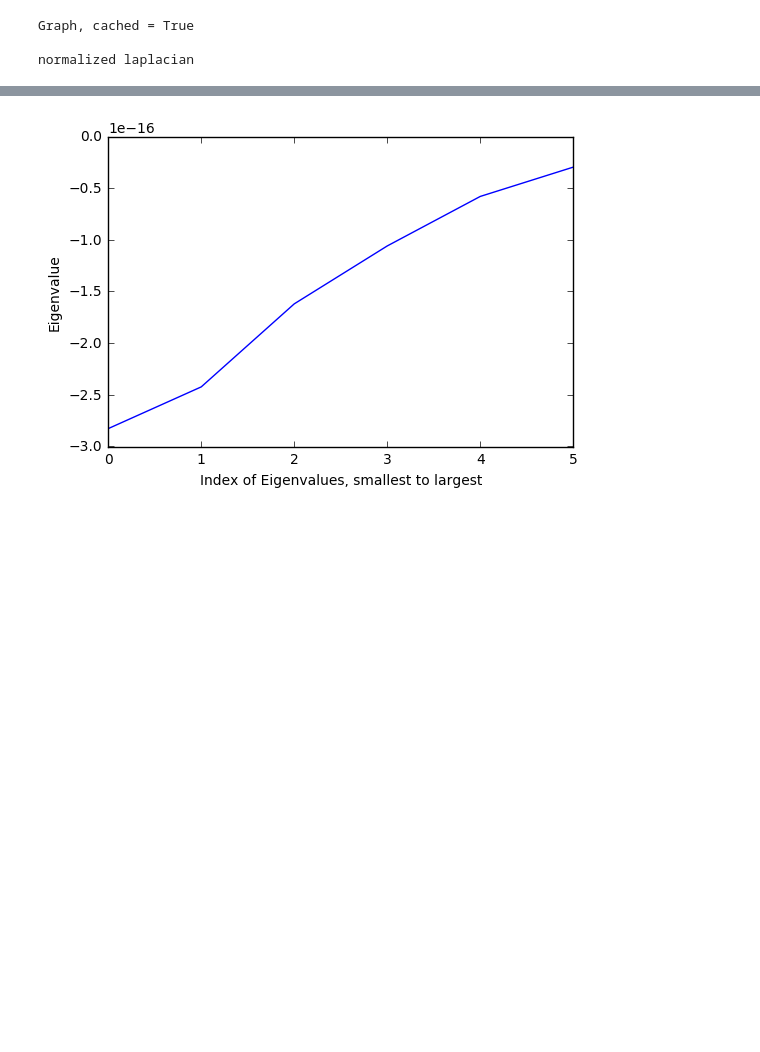
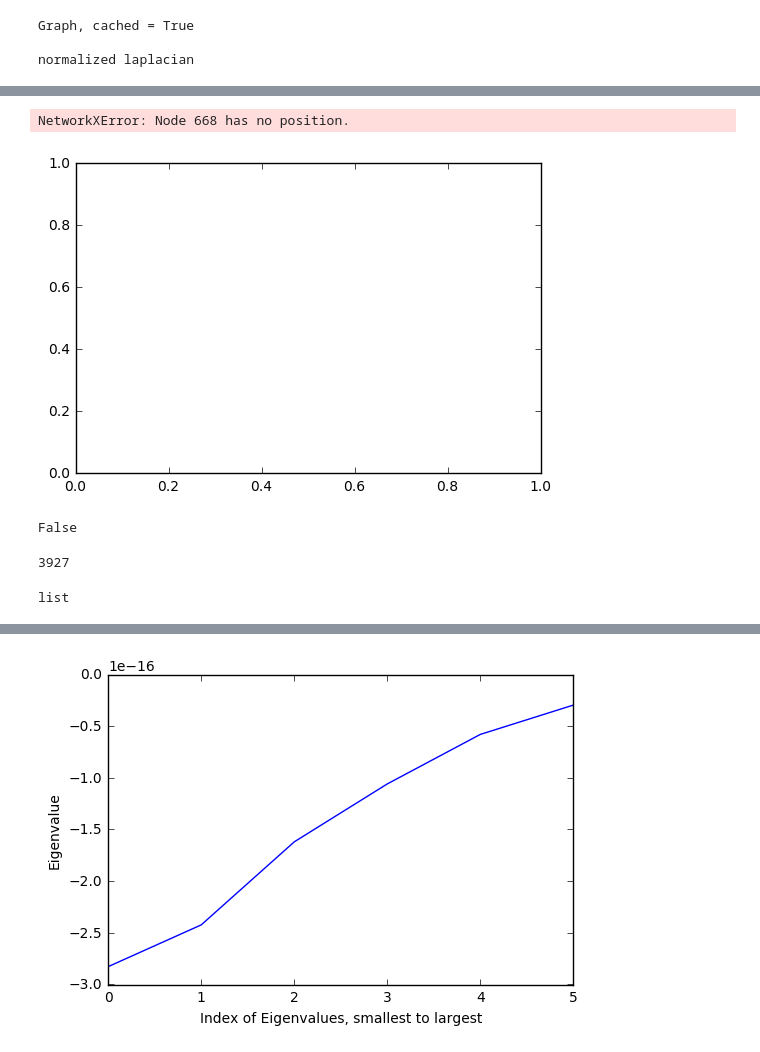
Before and after one commit to KMNitesh/rtg-networks, a Jupyter notebook: imported_snapdatasets.ipynb, the cells around one changed output, grey strips where cells are left out. Drawn from its saved outputs; the diff is of its cells as text; code cells hidden in the pictures; blank space fills up the shorter version.

```diff
--- a/imported_snapdatasets.ipynb
+++ b/imported_snapdatasets.ipynb
@@ -20,0 +37,2 @@ g.number_of_edges()
+# %%
+graphs = list(nx.connected_component_subgraphs(g))
@@ -20,0 +43,3 @@ g.number_of_edges()
+# %%
+graphs.sort(key = lambda x : x.number_of_nodes(), reverse = True)
+[x.number_of_nodes() for x in graphs]
@@ -21,5 +48,5 @@ g.number_of_edges()
 # %%
-g1 = GraphOperator(g, "normalized laplacian");
+g1 = GraphOperator(graphs[0], "normalized laplacian");
 # %%
 g1
 # %% [output]
@@ -27,7 +54,7 @@ Graph, cached = True
 
 normalized laplacian
 # %%
-(A,C) = g1.partition(standardVal = 0.03)
+(A,C) = g1.partition(standardVal = 0)
 # %%
 len(A)
 # %% [output]
@@ -39,2 +66,5 @@ len(C)
 # %%
-# g1.draw_partitionGraph(A,C)
+g1.draw_partitionGraph(A,C)
+# %% [output]
+NetworkXError: Node 668 has no position.
+[figure, added]
@@ -40,0 +73,12 @@ len(C)
+# %%
+668 in l
+# %% [output]
+False
+# %%
+len(l)
+# %% [output]
+3927
+# %%
+type(A)
+# %% [output]
+list
```
Also changed, not shown: parts of 13 cells of this notebook.
